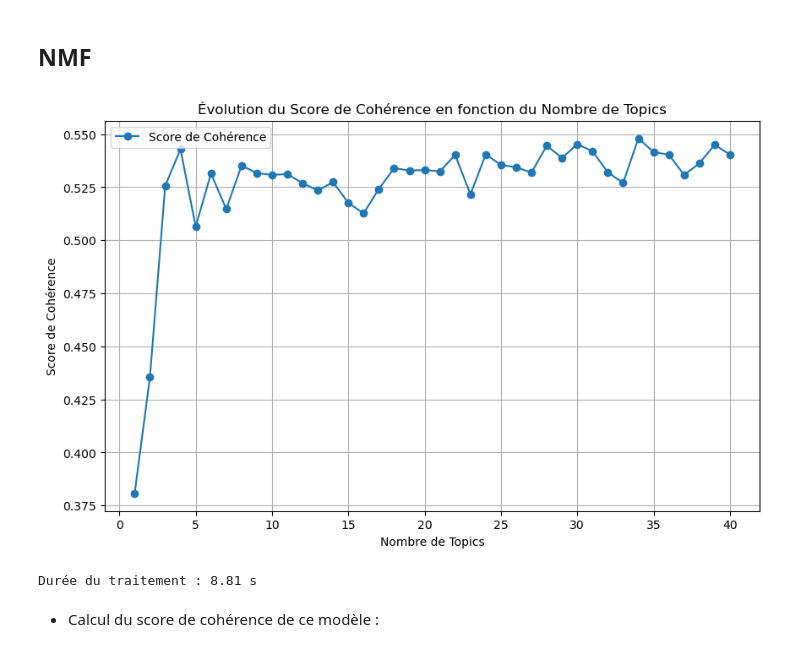
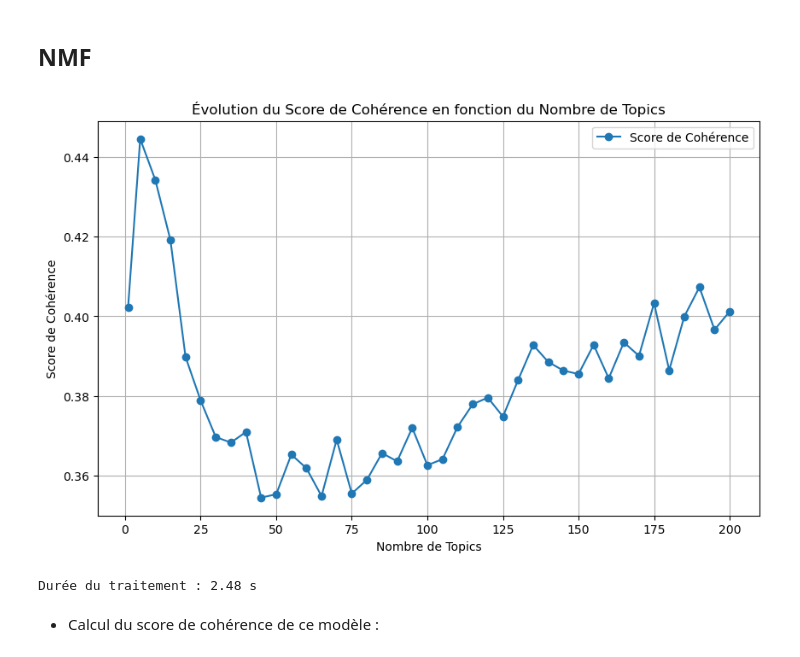
Before and after one commit to BiGHeaDMaX/Suggestion-automatique-de-mots-cles, a Jupyter notebook: 03 - Approche non supervisée.ipynb, the cells around one changed output. Cells and saved outputs as stored; diff of their text form; code cells hidden in the pictures.

```diff
--- a/03 - Approche non supervisée.ipynb
+++ b/03 - Approche non supervisée.ipynb
@@ -34,6 +35,5 @@ t_notebook = time.time()
 # %%
-#with open('data_clean.pkl', 'rb') as fichier:
-with open('data_clean_top_500.pkl', 'rb') as fichier:
+with open('data_clean.pkl', 'rb') as fichier:
     data = pickle.load(fichier)
 
 data
@@ -54,3 +56,9 @@ data
+# %%
+echantillon = True
+taille_echantillon = 5000
+
+if echantillon:
+    data = data.sample(taille_echantillon)
 # %%
 # Création d'un dictionnaire avec le vocabulaire de notre corpus
 id2word = corpora.Dictionary(data['corpus'])
@@ -197,7 +182,7 @@ plt.show()
 - Entraînement du modèle LDA avec un nombre de topics optimal :
 # %%
 # On choisit un nombre de topics parmis ceux avec les meilleurs scores de cohérence
-num_topics_lda = 7
+num_topics_lda = 100
 
 debut = time.time()  # Heure de début du traitement
 
@@ -338,7 +333,8 @@ for i, doc in enumerate(corpus):  # Assurez-vous que 'corpus' correspond à votr
     top_words = [word for word, _ in lda_model.show_topic(most_probable_topic, topn=50)]  # topn=50 : taille (en mot) du sujet
 
     # Filtrer les mots du sujet présents dans le document
-    words_in_document = [word for word in top_words if word in data['corpus'][i]]
+    #words_in_document = [word for word in top_words if word in data['corpus'][i]]
+    words_in_document = [word for word in top_words if word in data['corpus'].iloc[i]]
 
     # Sélectionner jusqu'à trois mots du sujet présents dans le document
     selected_words = words_in_document[:3]
@@ -473,75 +487,34 @@ if do_test:
 # %%
-# Données provenant des tests réalisés :
-tests_results = {
-                1 : 0.3808,
-                2 : 0.4355,
-                3 : 0.5256,
-                4 : 0.5430,
-                5 : 0.5064,
-                6 : 0.5315,
-                7 : 0.5147,
-                8 : 0.5352,
-                9 : 0.5317,
-                10 : 0.5308,
-                11 : 0.5312,
-                12 : 0.5269,
-                13 : 0.5235,
-                14 : 0.5274,
-                15 : 0.5176,
-                16 : 0.5127,
-                17 : 0.5242,
-                18 : 0.5340,
-                19 : 0.5329,
-                20 : 0.5331,
-                21 : 0.5325,
-                22 : 0.5402,
-                23 : 0.5216,
-                24 : 0.5405,
-                25 : 0.5355,
-                26 : 0.5344,
-                27 : 0.5319,
-                28 : 0.5446,
-                29 : 0.5388,
-                30 : 0.5453,
-                31 : 0.5419,
-                32 : 0.5320,
-                33 : 0.5270,
-                34 : 0.5480,
-                35 : 0.5416,
-                36 : 0.5403,
-                37 : 0.5308,
-                38 : 0.5363,
-                39 : 0.5450,
-                40 : 0.5404,
-}
-
+# Chargement des données provenant des tests réalisés (sur échantillon de 5000):
+with open('num_topics_nmf.pkl', 'rb') as fichier:
+    tests_results = pickle.load(fichier)
 
 # Réprésentation graphique des résultats :
 
 num_topics = list(tests_results.keys())
 coherence_scores = list(tests_results.values())
 
 # Créer un graphique à l'aide de matplotlib
 plt.figure(figsize=(10, 6))  # Définir la taille du graphique (facultatif)
 
 # Tracer la courbe des scores de cohérence
 plt.plot(num_topics, coherence_scores, marker='o', linestyle='-')
 
 # Ajouter des étiquettes et un titre
 plt.xlabel('Nombre de Topics')
 plt.ylabel('Score de Cohérence')
 plt.title('Évolution du Score de Cohérence en fonction du Nombre de Topics')
 
 # Afficher la légende (facultatif)
 plt.legend(['Score de Cohérence'])
 
 # Afficher le graphique
 plt.grid(True)  # Activer la grille (facultatif)
 plt.show()
 # %% [output]
-[figure, old version]
+[figure, new version]
 # %%
-num_topics_nmf = 7
+num_topics_nmf = 10
 
 debut = time.time()  # Heure de début du traitement
 # Train the model on the corpus.
@@ -554,7 +527,7 @@ nmf_model = Nmf(corpus=corpus,
 )
 print(f"Durée du traitement : {(time.time() - debut):.2f} s")
 # %% [output]
-Durée du traitement : 8.81 s
+Durée du traitement : 2.48 s
 # %% [markdown]
 - Calcul du score de cohérence de ce modèle :
 # %%
```
Also changed, not shown: parts of 24 cells of this notebook.
